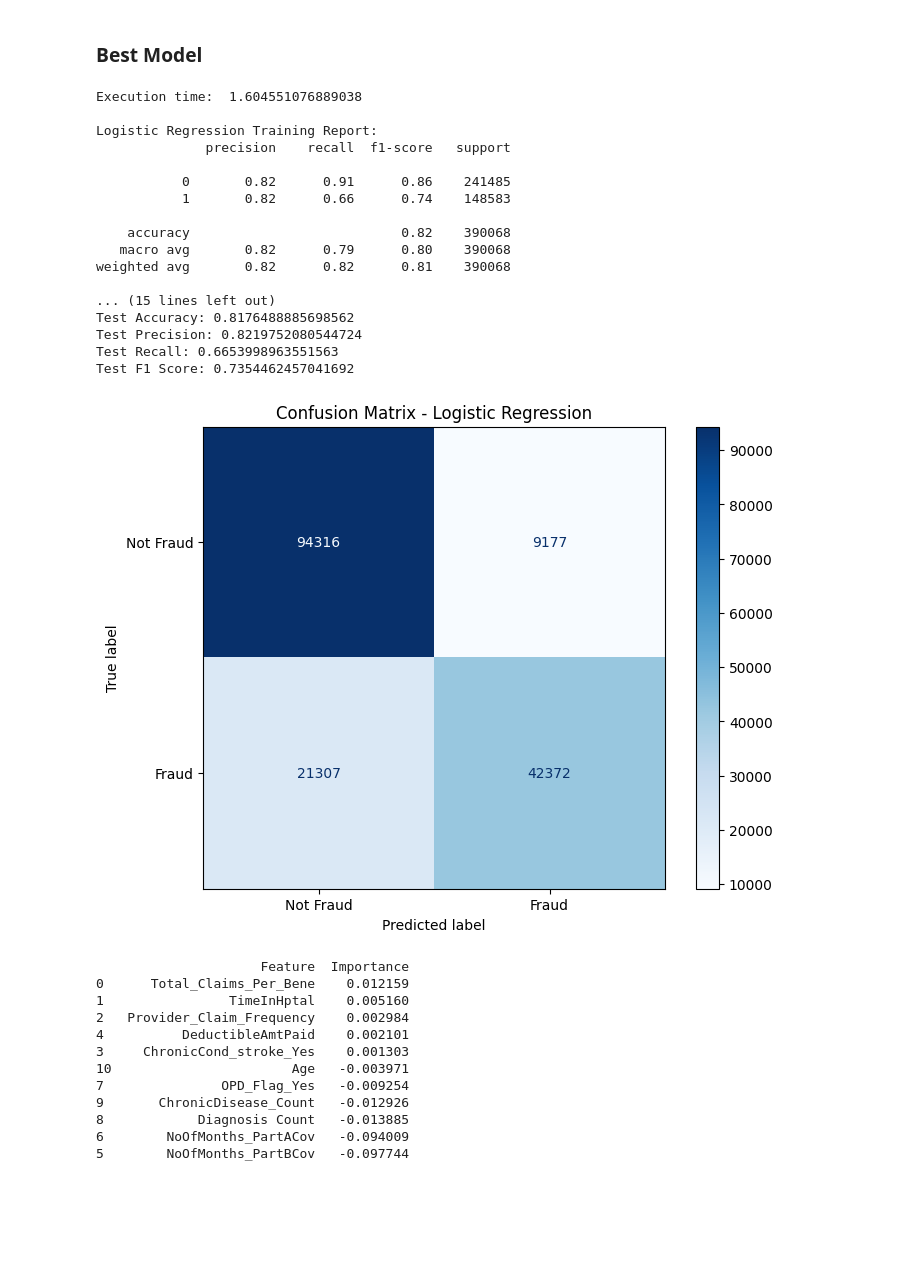
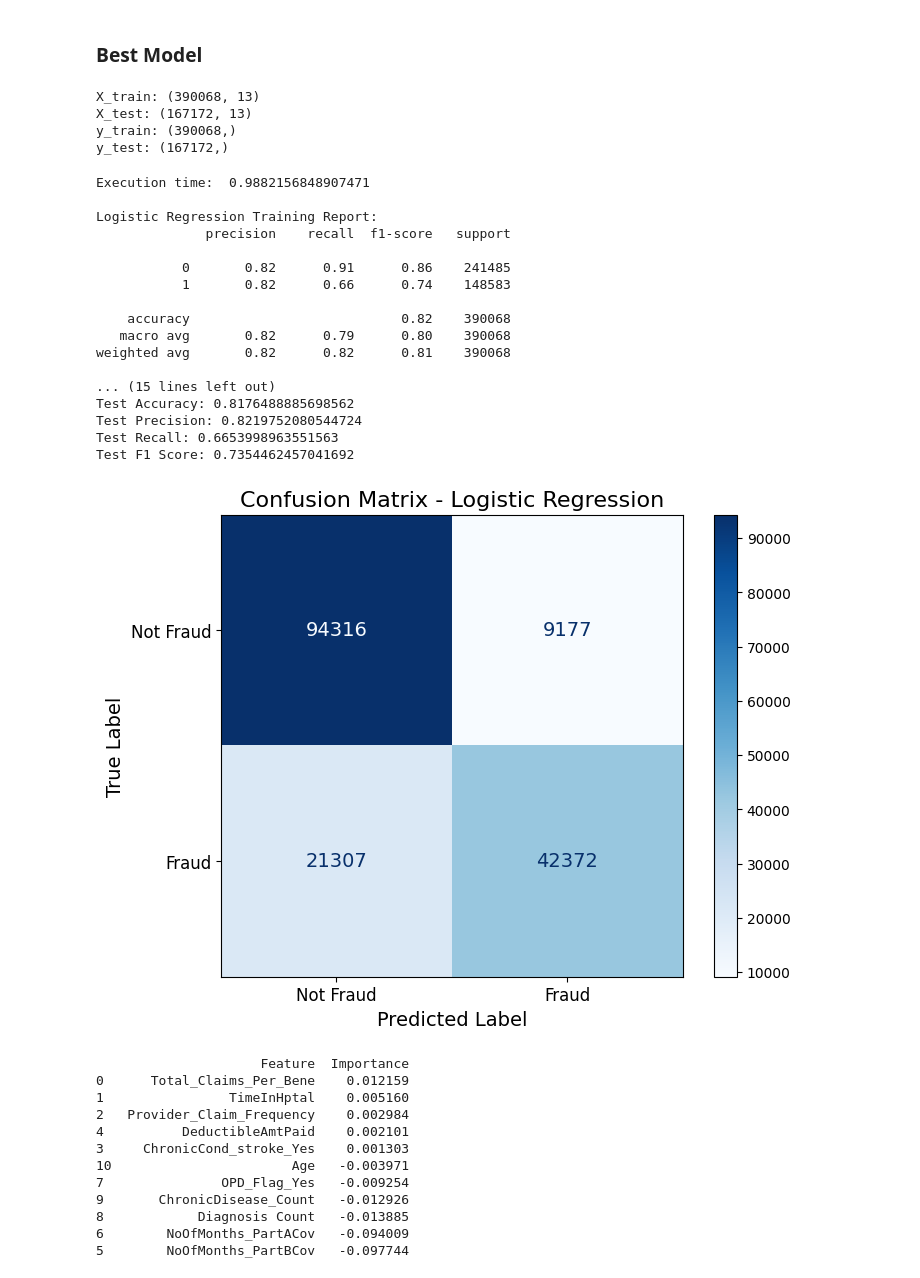
Before and after one commit to rohit180497/Medicare-Claim-Fraud-Detection, a Jupyter notebook: scripts/base_model.ipynb, the cells around one changed output. Drawn from its saved outputs; the diff is of its cells as text; code cells hidden in the pictures; blank space fills up the shorter version.

```diff
--- a/scripts/base_model.ipynb
+++ b/scripts/base_model.ipynb
@@ -557,6 +549,29 @@ KeyboardInterrupt:
 mlflow ui --backend-store-uri "mssql+pyodbc://ROHIT/MedicareClaim?driver=ODBC+Driver+17+for+SQL+Server`&trusted_connection=yes"
 # %% [markdown]
 ### Best Model
+# %%
+X = data_encoded[['ClaimID', 'Provider','Total_Claims_Per_Bene',
+    'TimeInHptal',
+    'Provider_Claim_Frequency',
+    'ChronicCond_stroke_Yes',
+    'DeductibleAmtPaid',
+    'NoOfMonths_PartBCov',
+    'NoOfMonths_PartACov',
+    'OPD_Flag_Yes',
+    'Diagnosis Count',
+    'ChronicDisease_Count', 'Age']]
+y = data_encoded['PotentialFraud']
+# %%
+X_train, X_test, y_train, y_test = train_test_split(X, y, test_size= 0.3, random_state= 42, stratify=y)
+print('X_train:', X_train.shape)
+print('X_test:', X_test.shape)
+print('y_train:', y_train.shape)
+print('y_test:', y_test.shape)
+# %% [output]
+X_train: (390068, 13)
+X_test: (167172, 13)
+y_train: (390068,)
+y_test: (167172,)
 # %%
 # Logistic Regression
 start_time = time.time()
@@ -591,7 +606,7 @@ print(f"Test Precision: {precision_score(y_test, y_pred_lr_test)}")
 print(f"Test Recall: {recall_score(y_test, y_pred_lr_test)}")
 print(f"Test F1 Score: {f1_score(y_test, y_pred_lr_test)}")
 # %% [output]
-Execution time:  1.604551076889038
+Execution time:  0.9882156848907471
 
 Logistic Regression Training Report:
               precision    recall  f1-score   support
@@ -609,19 +624,26 @@ Test Precision: 0.8219752080544724
 Test Recall: 0.6653998963551563
 Test F1 Score: 0.7354462457041692
 # %%
-# Compute confusion matrix
 cm = confusion_matrix(y_test, y_pred_lr_test)
 
-# Create display with custom class labels: 0 = Not Fraud, 1 = Fraud
 disp = ConfusionMatrixDisplay(confusion_matrix=cm, display_labels=['Not Fraud', 'Fraud'])
 
-# Plotting
 fig, ax = plt.subplots(figsize=(8, 6))
 disp.plot(cmap='Blues', ax=ax, colorbar=True)
-plt.title("Confusion Matrix - Logistic Regression")
+
+plt.title("Confusion Matrix - Logistic Regression", fontsize=16)
+
+ax.set_xlabel('Predicted Label', fontsize=14)
+ax.set_ylabel('True Label', fontsize=14)
+
+ax.tick_params(axis='both', which='major', labelsize=12)
+
+for text in disp.text_.ravel():
+    text.set_fontsize(14)
+
 plt.show()
 # %% [output]
-[figure, old version]
+[figure, new version]
 # %%
 importances = lr_model.coef_[0]
 feature_names = X.drop(['ClaimID', 'Provider'], axis=1).columns
```
Also changed, not shown: parts of 20 cells of this notebook.
